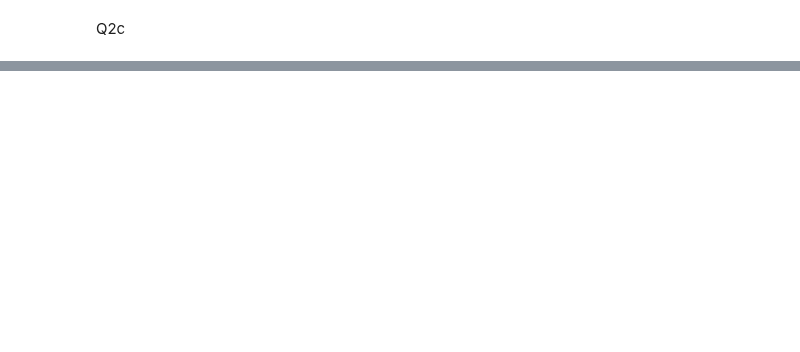
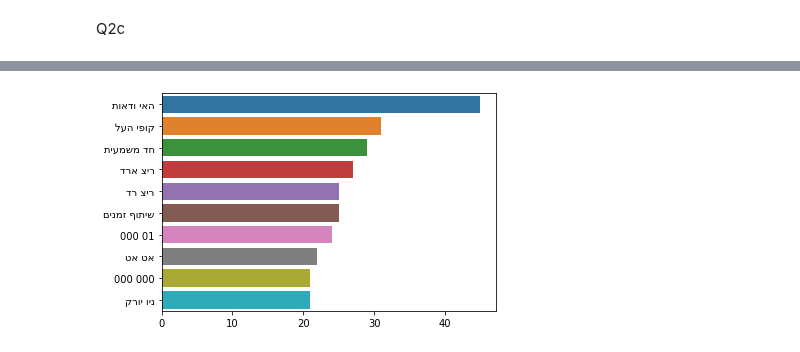
Before and after one commit to roishlezinger/nlpH, a Jupyter notebook: data_collection.ipynb, the cells around one changed output, grey strips where cells are left out. Saved outputs shown, nothing was run; the diff lists cells and outputs as text; code cells hidden in the pictures; blank space fills up the shorter version.

```diff
--- a/data_collection.ipynb
+++ b/data_collection.ipynb
@@ -195,0 +165,4 @@ NameError: name 'ngrams' is not defined
+# %%
+plot_top_ngrams_barchart(all_words,2,True)
+# %% [output]
+[figure, added]
```
Also changed, not shown: parts of 16 cells of this notebook, 1 other file.
